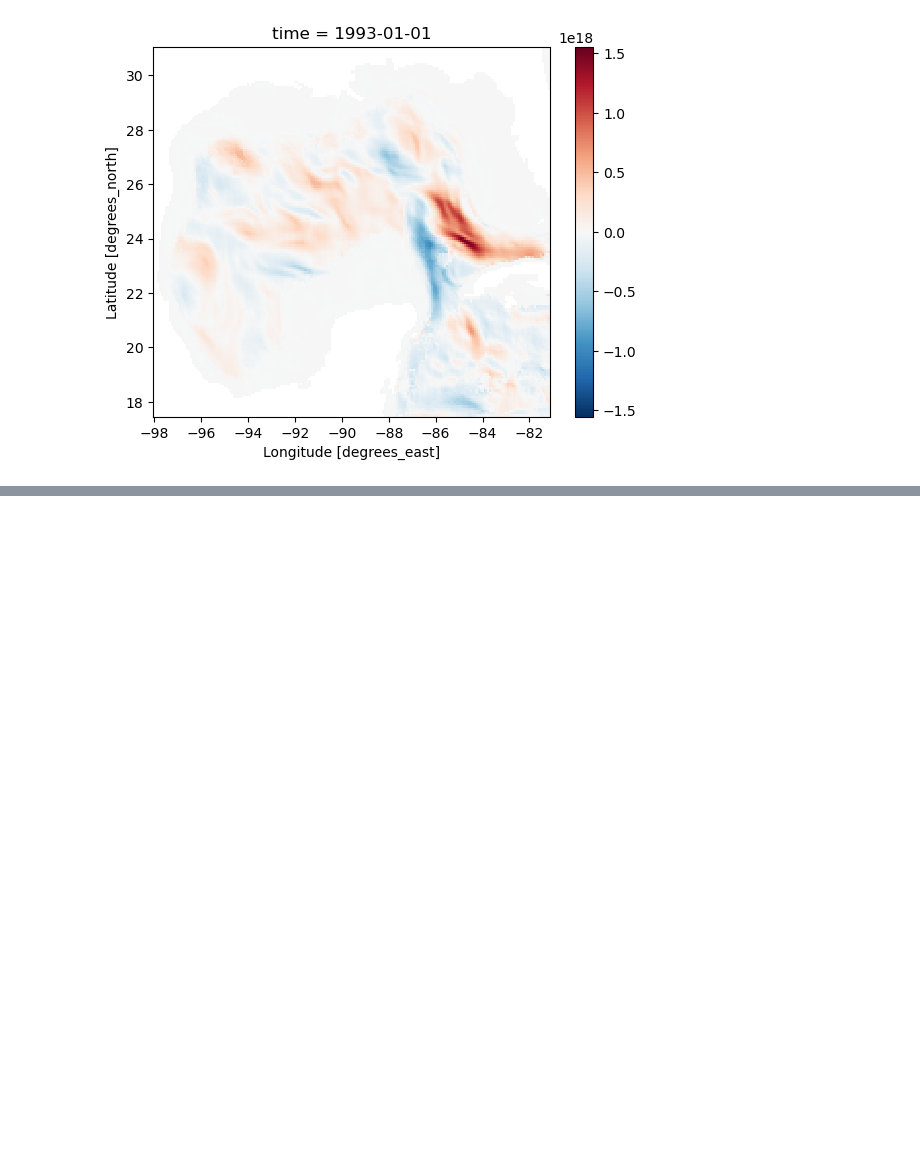
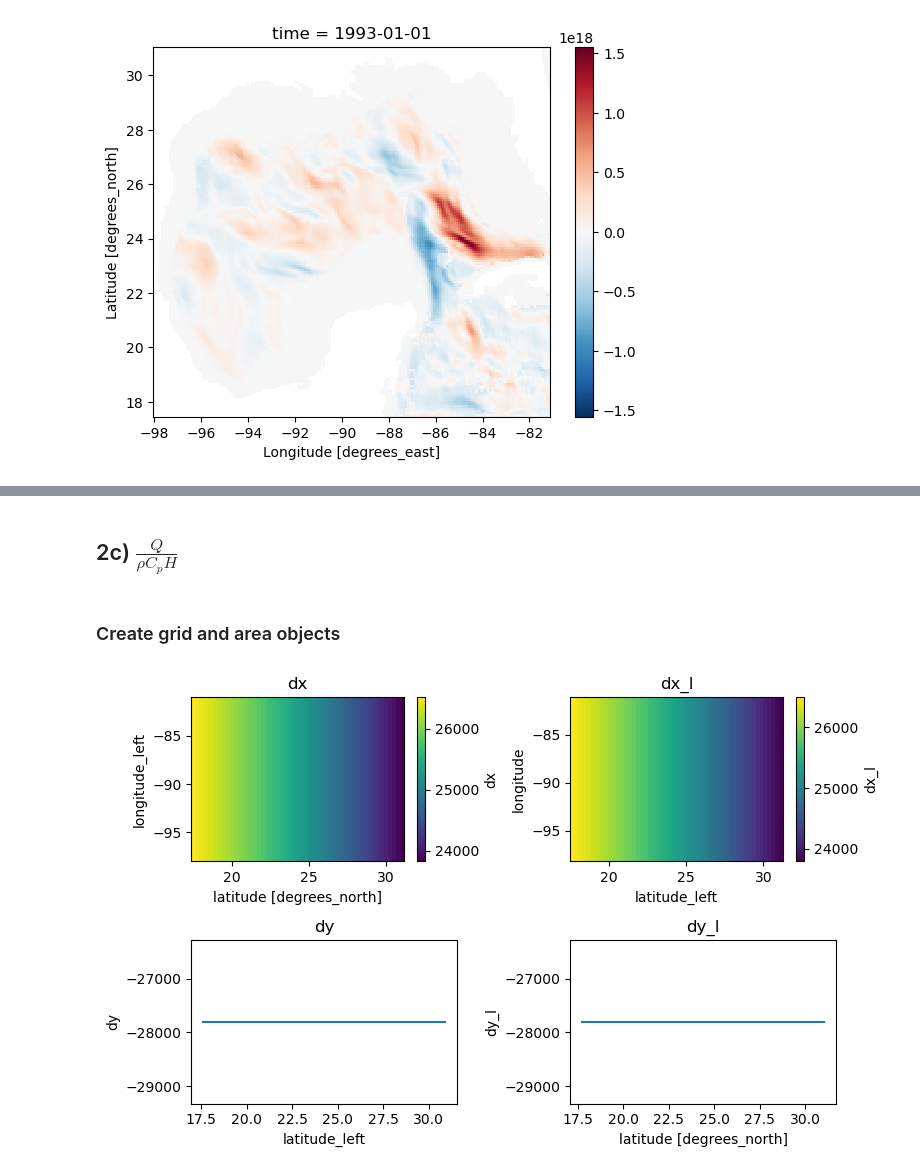
Before and after one commit to shanicetbailey/MHW-gfdl, a Jupyter notebook: 07-MLHB.ipynb, the cells around one changed output, grey strips where cells are left out. Drawn from its saved outputs; the diff is of its cells as text; code cells hidden in the pictures; blank space fills up the shorter version.

```diff
--- a/07-MLHB.ipynb
+++ b/07-MLHB.ipynb
@@ -725,0 +874,50 @@ second_term.rename('advection').to_netcdf('/work5/stb/MHW-gfdl/MLHB-terms/adv.nc
+# %% [markdown]
+## 2c) $\frac{Q}{\rho C_p H} $
+# %% [markdown]
+### Create grid and area objects
+# %%
+ds_full_e = generate_grid_ds(heat_fluxes, {'X':'longitude', 'Y':'latitude'})
+#ds_full_m = generate_grid_ds(merra, {'X':'lon', 'Y':'lat'})
+
+grid_e = xgcm.Grid(ds_full_e, periodic='X')
+#grid_m = xgcm.Grid(ds_full_m, periodic='X')
+# %%
+def deg_2_m(grid_obj, ds_obj, lat, lon):
+    #calculating meters per latitudinal & longitudinal degree
+    earth_radius = 6.371e6
+    earth_circumference = 2*np.pi*earth_radius
+    meters_per_degree = earth_circumference / 360
+    meters_per_degree
+
+    #converting lat from degrees to meters
+    delta_lat = grid_obj.diff(ds_obj[f'{lat}'], 'Y', boundary='fill', fill_value=np.nan)
+    dy = delta_lat * meters_per_degree
+    delta_lat_l = grid_obj.diff(ds_obj[f'{lat}_left'], 'Y', boundary='fill', fill_value=np.nan)
+    dy_l = delta_lat_l * meters_per_degree
+
+    #converting degrees lon to lon [meters] (pinching at the poles)
+    delta_lon = grid_obj.diff(ds_obj[f'{lon}'], 'X')#, boundary_discontinuity=360)
+    dx = delta_lon * meters_per_degree * np.cos(np.deg2rad(ds_obj[f'{lat}']))
+    delta_lon_l = grid_obj.diff(ds_obj[f'{lon}_left'], 'X')#, boundary_discontinuity=360)
+    dx_l = delta_lon_l * meters_per_degree * np.cos(np.deg2rad(ds_obj[f'{lat}_left']))
+
+    elements = xr.merge([dx.rename('dx'), dx_l.rename('dx_l'),
+                          dy.rename('dy'), dy_l.rename('dy_l')])
+
+    return (elements)
+# %%
+cell_elements_e = deg_2_m(grid_e, ds_full_e, 'latitude', 'longitude')
+#cell_elements_m = deg_2_m(grid_m, ds_full_m, 'lat', 'lon')
+# %%
+fig, ax = plt.subplots(2,2, figsize=(8,5))
+cell_elements_e.dx[1:].plot(ax=ax[0,0])
+ax[0,0].set_title('dx')
+cell_elements_e.dx_l[:-1].plot(ax=ax[0,1])
+ax[0,1].set_title('dx_l')
+cell_elements_e.dy.plot(ax=ax[1,0])
+ax[1,0].set_title('dy')
+cell_elements_e.dy_l.plot(ax=ax[1,1])
+ax[1,1].set_title('dy_l')
+plt.tight_layout();
+# %% [output]
+[figure, added]
```
Also changed, not shown: parts of 46 cells of this notebook.
